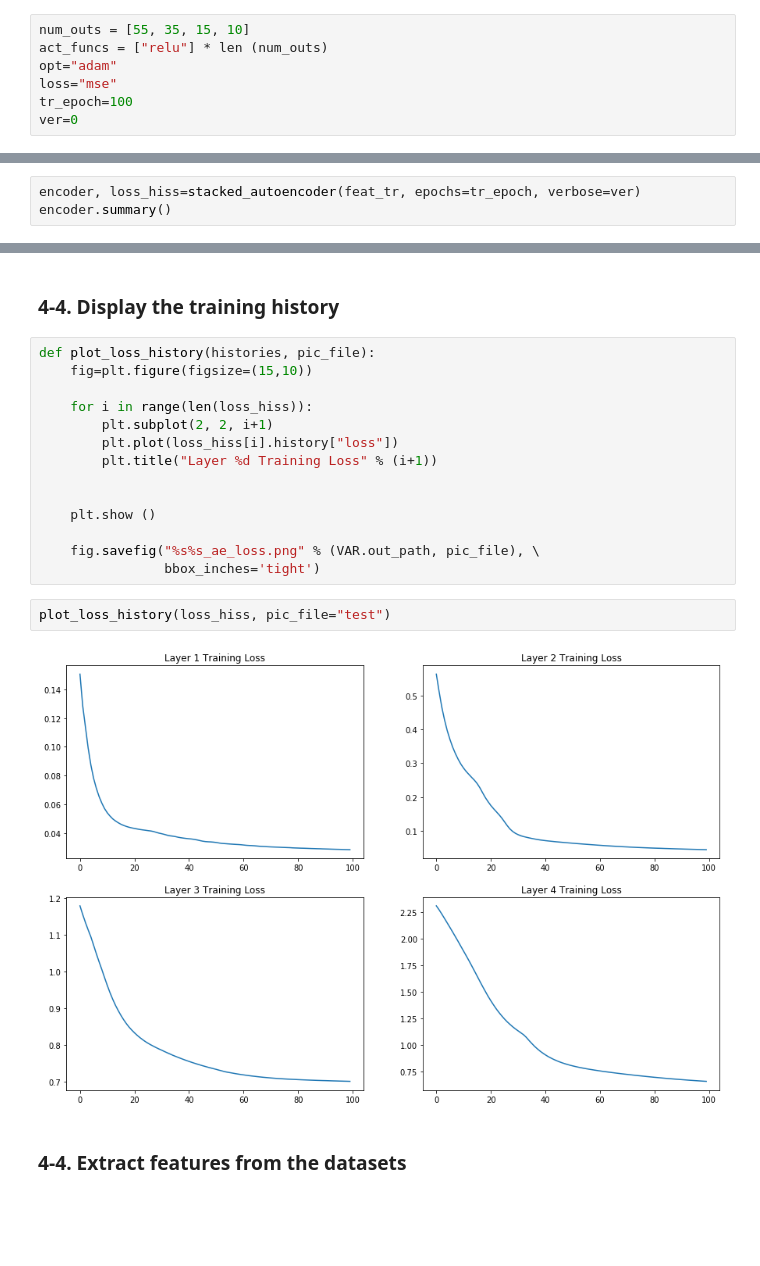
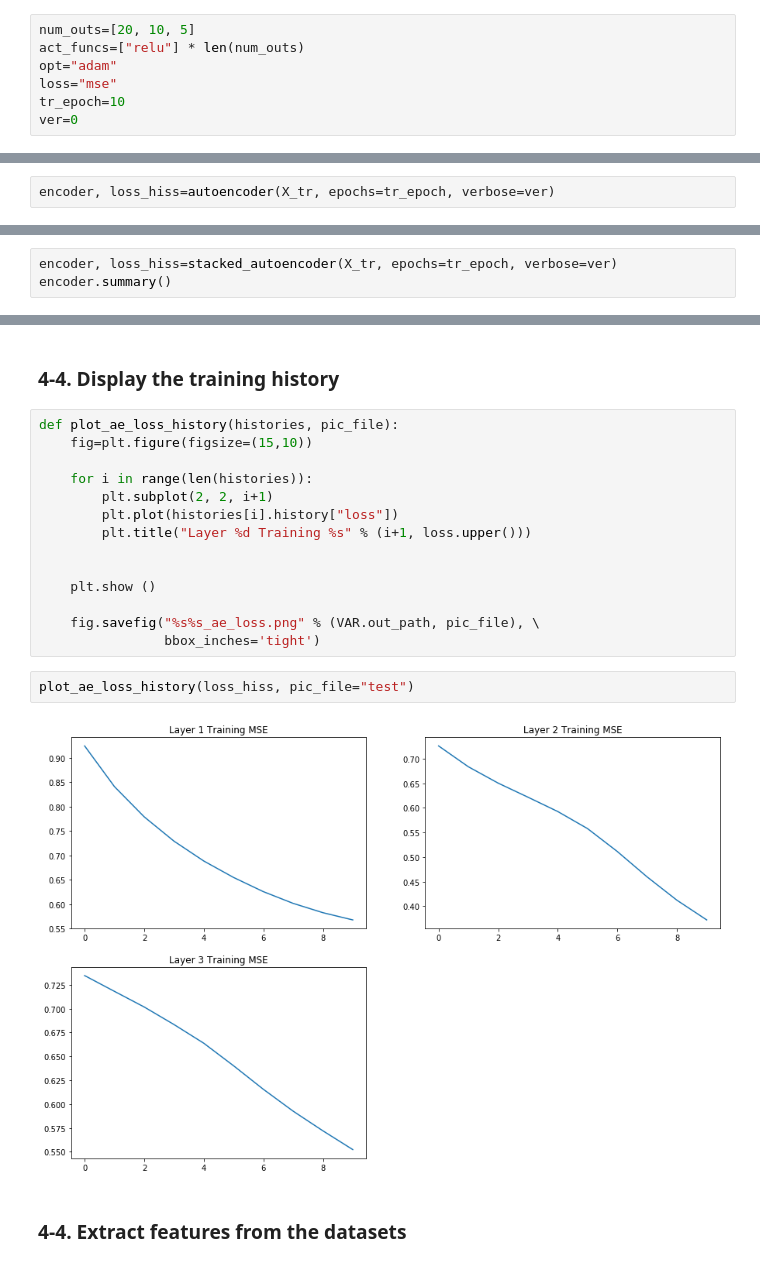
Before and after one commit to tomokoji/ce888assignment, a Jupyter notebook: src/assignment2.ipynb, the cells around one changed output, grey strips where cells are left out. Drawn from its saved outputs; the diff is of its cells as text; blank space fills up the shorter version.

Commit message:
add autoencoder

```diff
--- a/src/assignment2.ipynb
+++ b/src/assignment2.ipynb
@@ -160,10 +147,10 @@ Training: 80, Test: 20
 - `tr_epoch`: training epoch
 - `ver`: verbose
 # %%
-num_outs = [55, 35, 15, 10]
-act_funcs = ["relu"] * len (num_outs)
+num_outs=[20, 10, 5]
+act_funcs=["relu"] * len(num_outs)
 opt="adam"
 loss="mse"
-tr_epoch=100
+tr_epoch=10
 ver=0
 # %% [markdown]
@@ -170,0 +208,2 @@ ver=0
+# %%
+encoder, loss_hiss=autoencoder(X_tr, epochs=tr_epoch, verbose=ver)
@@ -225,4 +280,4 @@ def stacked_autoencoder(X, epochs=20, verbose=1):
 # %%
-encoder, loss_hiss=stacked_autoencoder(feat_tr, epochs=tr_epoch, verbose=ver)
+encoder, loss_hiss=stacked_autoencoder(X_tr, epochs=tr_epoch, verbose=ver)
 encoder.summary()
 # %% [output]
@@ -248,13 +300,13 @@ _________________________________________________________________
 # %% [markdown]
 ### 4-4. Display the training history
 # %%
-def plot_loss_history(histories, pic_file):
+def plot_ae_loss_history(histories, pic_file):
     fig=plt.figure(figsize=(15,10))
 
-    for i in range(len(loss_hiss)):
+    for i in range(len(histories)):
         plt.subplot(2, 2, i+1)
-        plt.plot(loss_hiss[i].history["loss"])
-        plt.title("Layer %d Training Loss" % (i+1))
+        plt.plot(histories[i].history["loss"])
+        plt.title("Layer %d Training %s" % (i+1, loss.upper()))
 
 
     plt.show ()
@@ -262,8 +314,8 @@ def plot_loss_history(histories, pic_file):
     fig.savefig("%s%s_ae_loss.png" % (VAR.out_path, pic_file), \
                 bbox_inches='tight')
 # %%
-plot_loss_history(loss_hiss, pic_file="test")
+plot_ae_loss_history(loss_hiss, pic_file="test")
 # %% [output]
-[figure, old version]
+[figure, new version]
 # %% [markdown]
 ### 4-4. Extract features from the datasets
```
Also changed, not shown: parts of 45 cells of this notebook, 13 other files.
